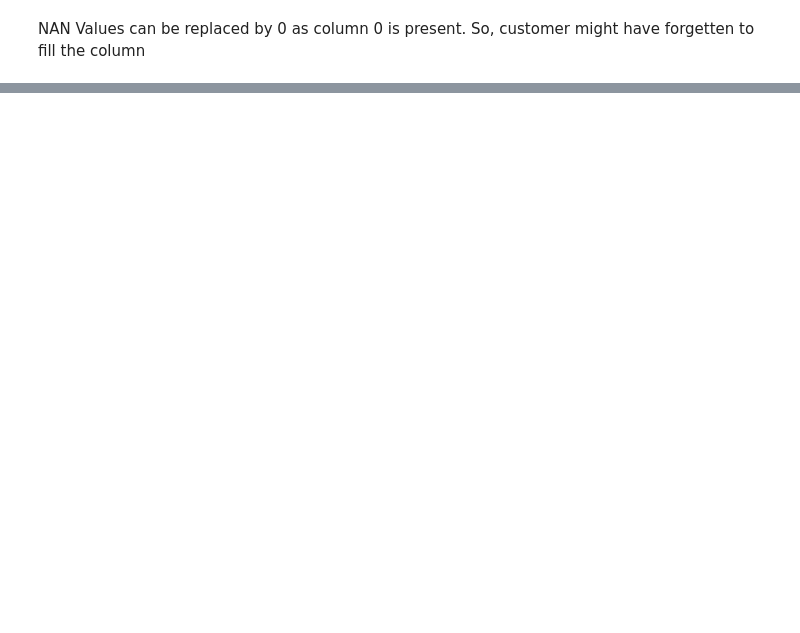
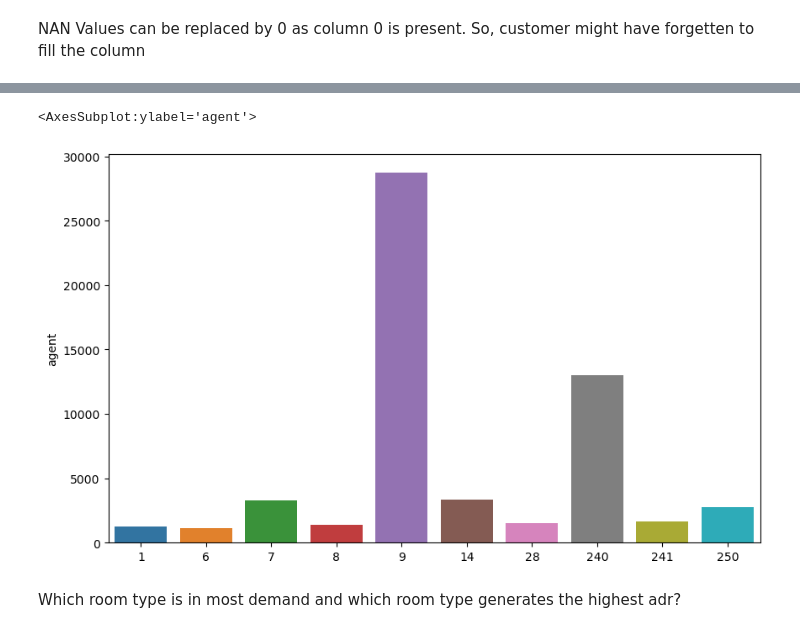
Before and after one commit to muchammadwr/EDA_hotel_bookings, a Jupyter notebook: hotel_bookings.ipynb, the cells around one changed output, grey strips where cells are left out. Cells and saved outputs as stored; diff of their text form; code cells hidden in the pictures; blank space fills up the shorter version.

```diff
--- a/hotel_bookings.ipynb
+++ b/hotel_bookings.ipynb
@@ -256,0 +554,2 @@ NAN Values can be replaced by 0 as column 0 is present. So, customer might have
+# %%
+top_agents = pd.DataFrame(df1.agent.value_counts())
@@ -256,0 +560,4 @@ NAN Values can be replaced by 0 as column 0 is present. So, customer might have
+# %%
+top_agents.drop(top_agents[top_agents.index == 0].index, inplace = True)
+top_agents = top_agents[:10]
+top_agents
@@ -256,0 +576,8 @@ NAN Values can be replaced by 0 as column 0 is present. So, customer might have
+# %%
+plt.figure(figsize = (10,6), dpi =100)
+sns.barplot(top_agents.agent.index,top_agents.agent)
+# %% [output]
+<AxesSubplot:ylabel='agent'>
+[figure, added]
+# %% [markdown]
+Which room type is in most demand and which room type generates the highest adr?
```
Also changed, not shown: parts of 50 cells of this notebook.
